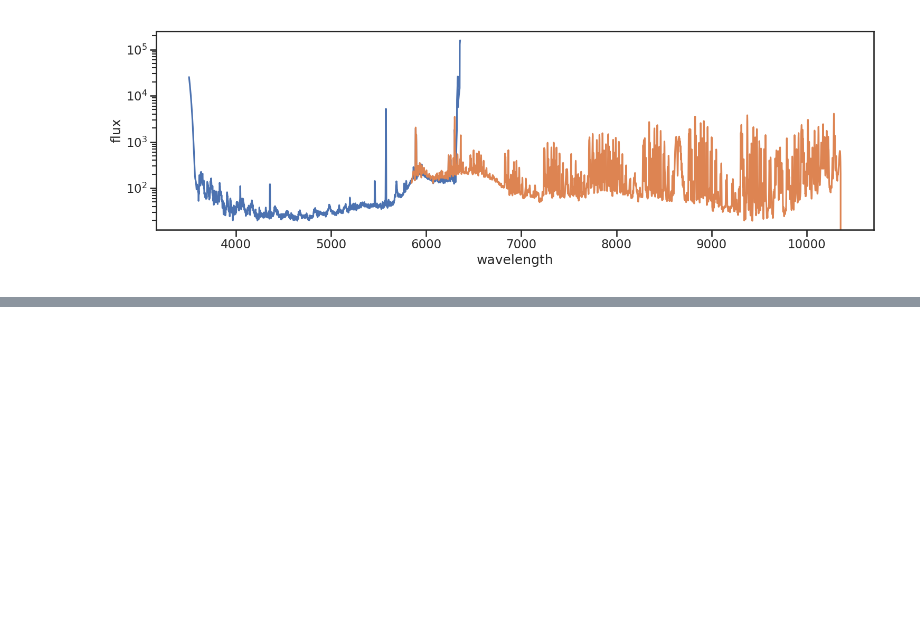
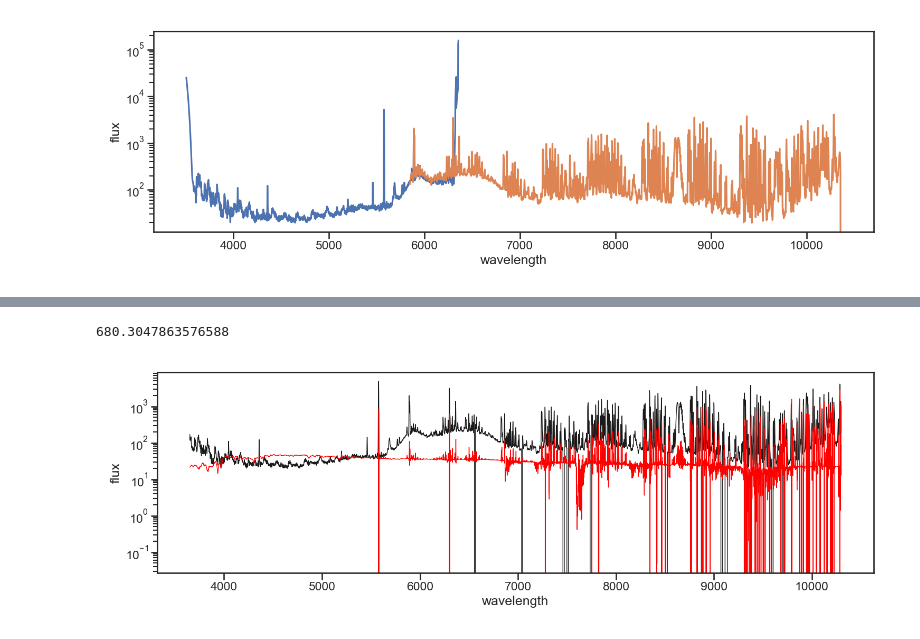
Before and after one commit to sdss/lvmdrp, a Jupyter notebook: docs/nb/sky-cont.ipynb, the cells around one changed output, grey strips where cells are left out. Saved outputs shown, nothing was run; the diff lists cells and outputs as text; code cells hidden in the pictures; blank space fills up the shorter version.

Commit message:
implementing physical line+cont separation (not there yet)

```diff
--- a/docs/nb/sky-cont.ipynb
+++ b/docs/nb/sky-cont.ipynb
@@ -173,3 +175,44 @@ plt.tight_layout()
+# %%
+from scipy.optimize import nnls
+
+
+# read continuum templates
+sky_cont_path = "_data-sky/sky-cont.rss.fits"
+sky_cont = fits.open(sky_cont_path)
+wl = sky_cont[0].header["CRVAL"] + np.arange(sky_cont[0].header["NAXIS1"]) * sky_cont[0].header["CDELT"]
+sky_cont_templates = sky_cont[0].data
+# convolve and resample templates
+templates = []
+for template in sky_cont_templates:
+    temp_sed = Spectrum1D(wave=wl, data=template, inst_fwhm=wl/3000)
+    # BUG: this won't work correctly until I implement LSF interpolation
+    temp_sed_rs = temp_sed.resampleSpec(ref_wave=joint_sky._wave)
+    temp_sed_rs.matchFWHM(target_FWHM=joint_sky._inst_fwhm)
+    templates.append(temp_sed_rs._data)
+templates = np.asarray(templates)
+# find best fit for continuum sky component
+# %%
+target_sky = joint_sky._data
+target_sky[np.isnan(target_sky)] = 0.0
+error = joint_sky._error
+error[np.isnan(error)] = np.inf
+
+weights, norm = nnls(A=(templates/error[None,:]).T, b=(target_sky/error))
+print(norm)
+# %% [output]
+680.3047863576588
+# %%
+cont_model = np.dot(templates.T, weights)
+
+plt.figure(figsize=(15, 5))
+plt.semilogy(joint_sky._wave, joint_sky._data, color="k", lw=1)
+plt.semilogy(joint_sky._wave, cont_model, color="red", lw=1)
+
+plt.xlabel("wavelength")
+plt.ylabel("flux")
+plt.tight_layout()
+# %% [output]
+[figure, added]
 # %%
 # sources:
 # NIR sky emission: https://www.researchgate.net/publication/234230583_Night-sky_spectral_atlas_of_OH_emission_lines_in_the_near-infrared
```
Also changed, not shown: parts of 8 cells of this notebook.
